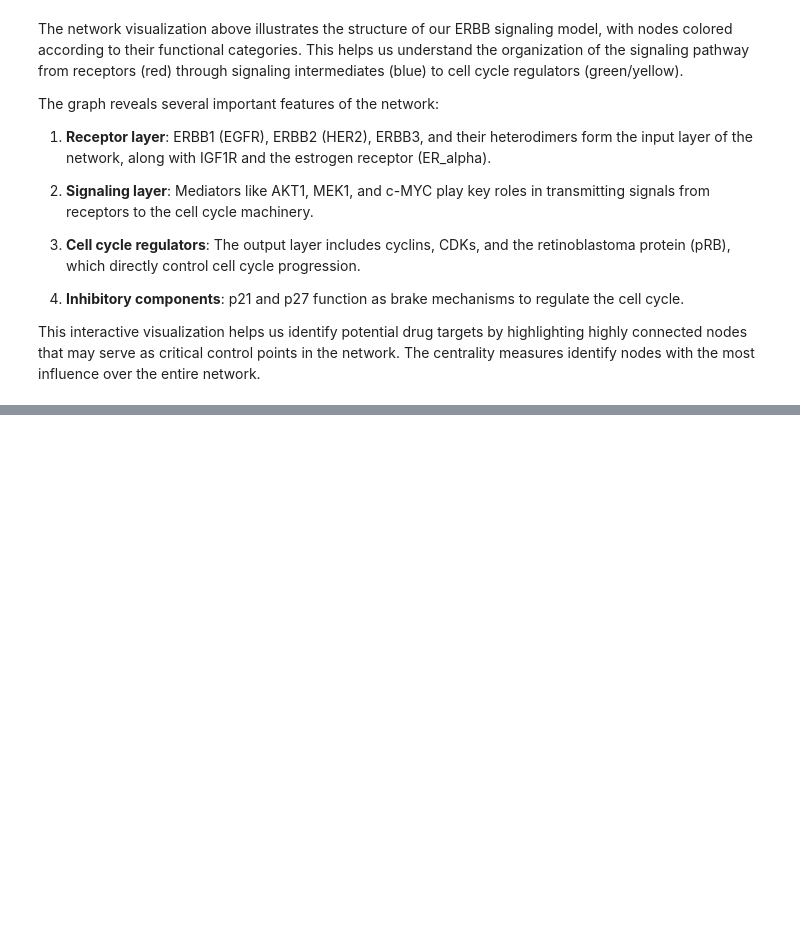
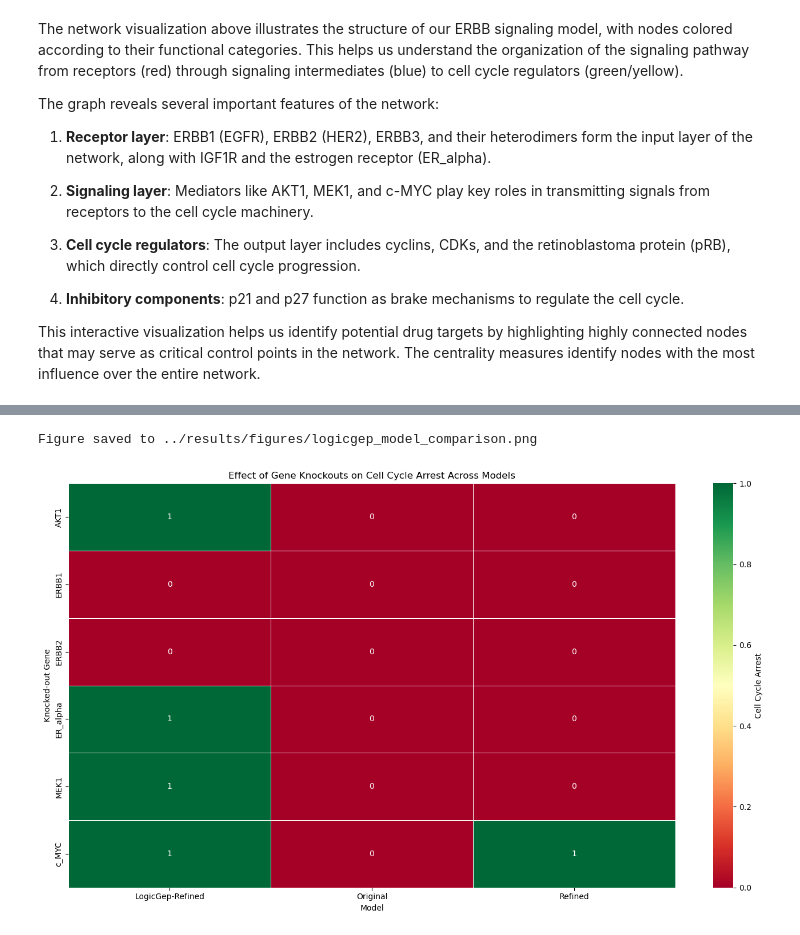
Before and after one commit to rauldd-sys/erbb-signaling-analysis, a Jupyter notebook: notebooks/ERBB_signaling_analysis.ipynb, the cells around one changed output, grey strips where cells are left out. Drawn from its saved outputs; the diff is of its cells as text; code cells hidden in the pictures; blank space fills up the shorter version.

```diff
--- a/notebooks/ERBB_signaling_analysis.ipynb
+++ b/notebooks/ERBB_signaling_analysis.ipynb
@@ -1081,0 +1838,22 @@ This interactive visualization helps us identify potential drug targets by highl
+# %%
+# Visualize the differences between the three models
+plt.figure(figsize=(14, 8))
+
+# Create a more readable pivot table for plotting
+plot_data = knockout_results.pivot(index='Knockout', columns='Model', values='Cell_Cycle_Arrest')
+plot_data = plot_data.replace({True: 1, False: 0, 'N/A': 0.5})
+
+# Plot heatmap
+sns.heatmap(plot_data, annot=True, cmap='RdYlGn', cbar_kws={'label': 'Cell Cycle Arrest'},
+            vmin=0, vmax=1, linewidths=.5)
+
+plt.title('Effect of Gene Knockouts on Cell Cycle Arrest Across Models')
+plt.ylabel('Knocked-out Gene')
+plt.xlabel('Model')
+plt.tight_layout()
+
+save_visualization(plt.gcf(), '../results/figures/logicgep_model_comparison.png')
+plt.show()
+# %% [output]
+Figure saved to ../results/figures/logicgep_model_comparison.png
+[figure, added]
```
Also changed, not shown: parts of 20 cells of this notebook, 13 other files.
